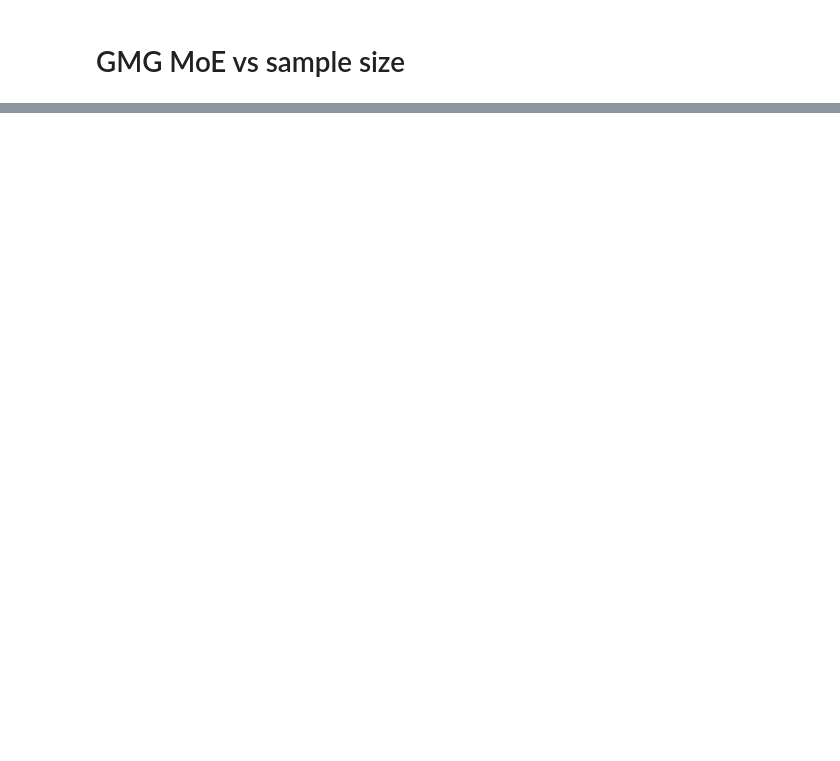
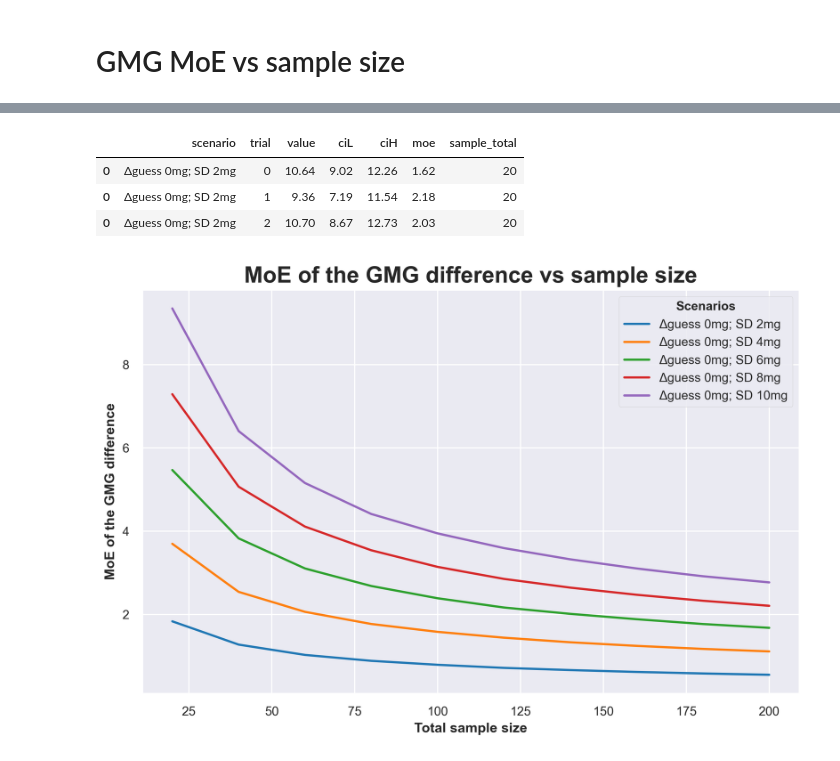
Before and after one commit to szb37/ADAPT-codebase, a Jupyter notebook: notebooks/moe_vs_samplesize.ipynb, the cells around one changed output, grey strips where cells are left out. Drawn from its saved outputs; the diff is of its cells as text; code cells hidden in the pictures; blank space fills up the shorter version.

```diff
--- a/notebooks/moe_vs_samplesize.ipynb
+++ b/notebooks/moe_vs_samplesize.ipynb
@@ -100,0 +184,48 @@ plt.show()
+# %%
+### Calculate CI of between-arms-difference
+df_diffs = []
+for scenario, sample_perarm, trial in product(scenarios, samples_perarm, trials):
+
+    df_tmp = df_rawCIs.loc[
+        (df_rawCIs.scenario==scenario) &
+        (df_rawCIs.sample_perarm==sample_perarm) &
+        (df_rawCIs.trial==trial)]
+
+    assert df_tmp.shape[0] == 2
+    assert len(df_tmp.trt.unique()) == 2
+
+    df_diff = power.Stats.get_df_differenceCI(df_tmp, col_n='sample_perarm',)
+    df_diff['sample_total'] = int(df_tmp.sample_perarm.sum())
+    df_diffs.append(df_diff)
+
+df_diffs = pd.concat(df_diffs)
+df_diffs.head(3)
+# %% [output]
+|  | scenario | trial | value | ciL | ciH | moe | sample_total |
+| 0 | Δguess 0mg; SD 2mg | 0 | 10.64 | 9.02 | 12.26 | 1.62 | 20 |
+| 0 | Δguess 0mg; SD 2mg | 1 | 9.36 | 7.19 | 11.54 | 2.18 | 20 |
+| 0 | Δguess 0mg; SD 2mg | 2 | 10.70 | 8.67 | 12.73 | 2.03 | 20 |
+# %%
+### Plot results
+fig, ax = plt.subplots()
+sns.lineplot(
+    data = df_diffs,
+    x = 'sample_total',
+    y = 'moe',
+    errorbar = None,
+    hue = 'scenario',
+)
+
+plt.title('MoE of the GMG difference vs sample size',  fontweight='bold', fontsize=18)
+ax.set_xlabel('Total sample size', fontweight='bold')
+ax.set_ylabel('MoE of the GMG difference', fontweight='bold')
+ax.tick_params(axis='both')
+plt.tight_layout()
+plt.legend(
+    title='Scenarios',
+    title_fontproperties = {'weight': 'bold'},)
+
+power.Helpers.save_fig(fig, 'gmgMoE_vs_sample')
+plt.show()
+# %% [output]
+[figure, added]
```
Also changed, not shown: parts of 6 cells of this notebook, 8 other files.
